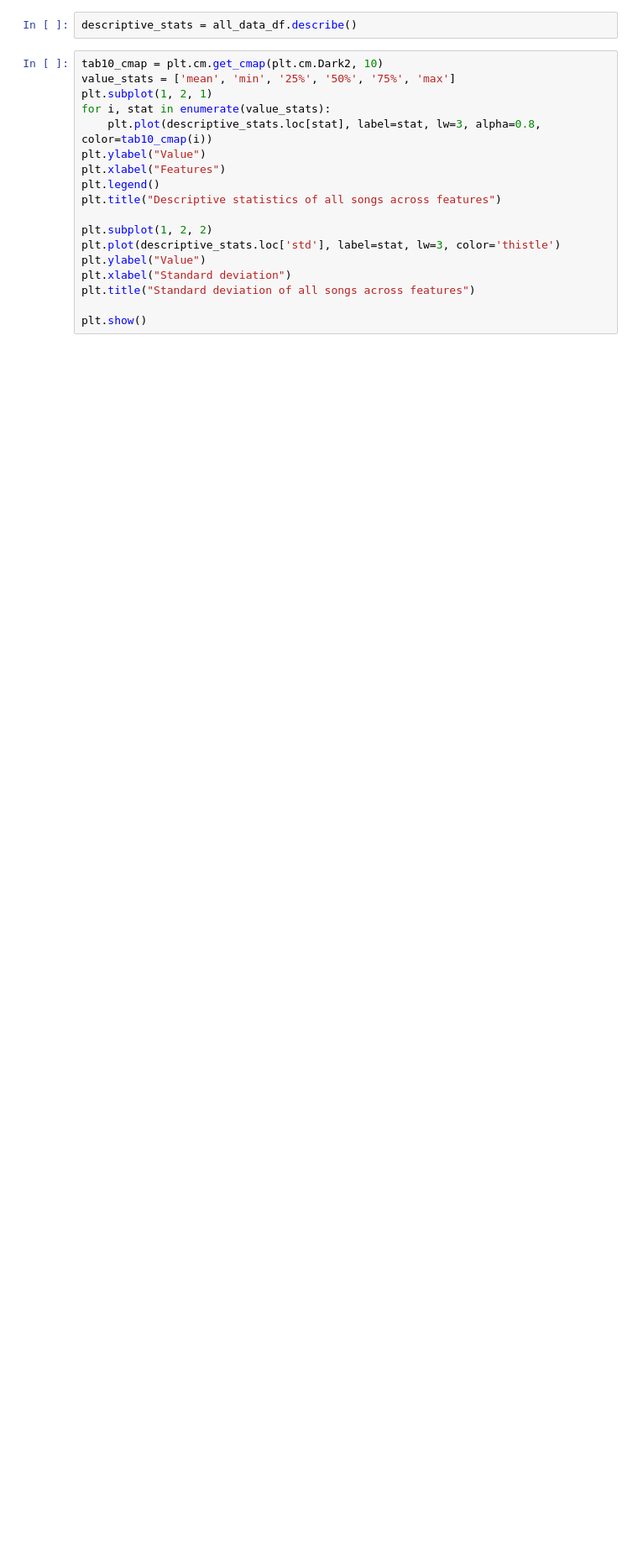
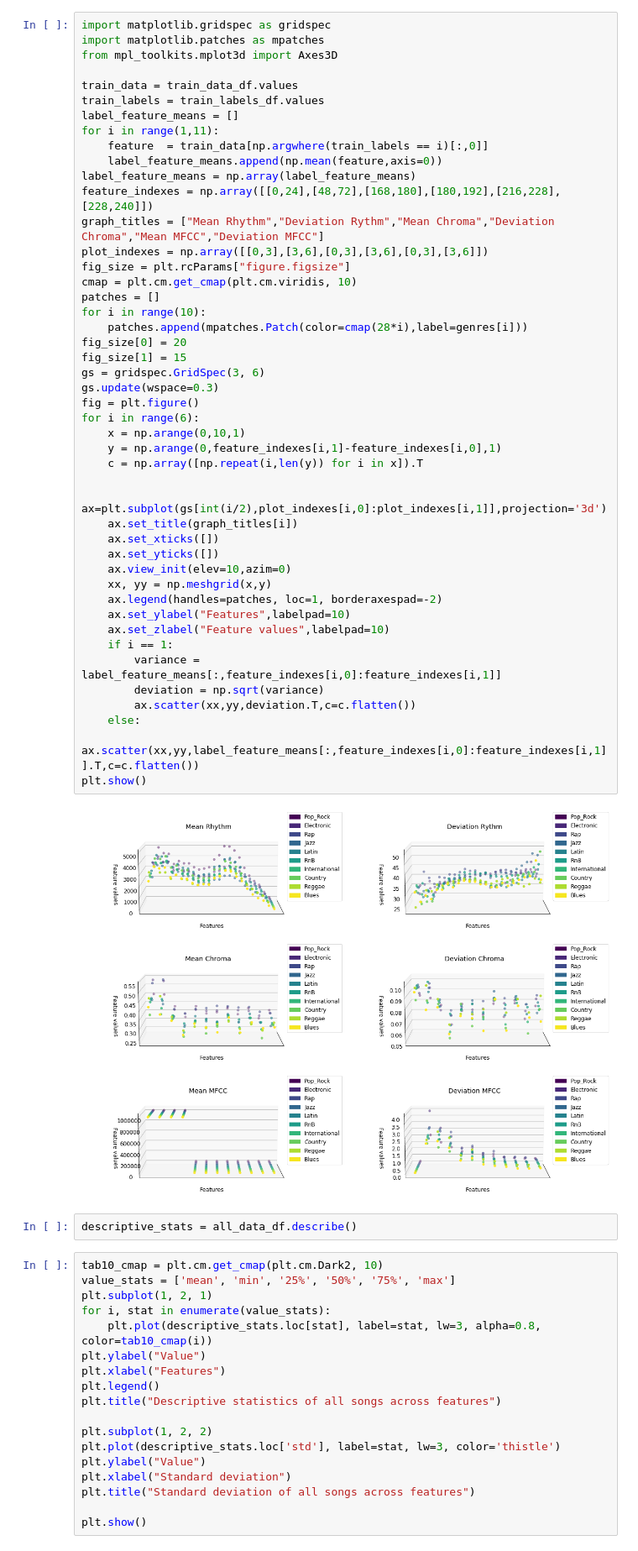
Before and after one commit to christabella/music-genre-classification, a Jupyter notebook: Report.ipynb, the cells around one changed output. Shown at 84% size. Drawn from its saved outputs; the diff is of its cells as text; blank space fills up the shorter version.

```diff
--- a/Title.ipynb
+++ b/Report.ipynb
@@ -40,3 +75,51 @@ plt.show()
+# %%
+import matplotlib.gridspec as gridspec
+import matplotlib.patches as mpatches
+from mpl_toolkits.mplot3d import Axes3D
+
+train_data = train_data_df.values
+train_labels = train_labels_df.values
+label_feature_means = []
+for i in range(1,11):
+    feature  = train_data[np.argwhere(train_labels == i)[:,0]]
+    label_feature_means.append(np.mean(feature,axis=0))
+label_feature_means = np.array(label_feature_means)
+feature_indexes = np.array([[0,24],[48,72],[168,180],[180,192],[216,228],[228,240]])
+graph_titles = ["Mean Rhythm","Deviation Rythm","Mean Chroma","Deviation Chroma","Mean MFCC","Deviation MFCC"]
+plot_indexes = np.array([[0,3],[3,6],[0,3],[3,6],[0,3],[3,6]])
+fig_size = plt.rcParams["figure.figsize"]
+cmap = plt.cm.get_cmap(plt.cm.viridis, 10)
+patches = []
+for i in range(10):
+    patches.append(mpatches.Patch(color=cmap(28*i),label=genres[i]))
+fig_size[0] = 20
+fig_size[1] = 15
+gs = gridspec.GridSpec(3, 6)
+gs.update(wspace=0.3)
+fig = plt.figure()
+for i in range(6):
+    x = np.arange(0,10,1)
+    y = np.arange(0,feature_indexes[i,1]-feature_indexes[i,0],1)
+    c = np.array([np.repeat(i,len(y)) for i in x]).T
+
+    ax=plt.subplot(gs[int(i/2),plot_indexes[i,0]:plot_indexes[i,1]],projection='3d')
+    ax.set_title(graph_titles[i])
+    ax.set_xticks([])
+    ax.set_yticks([])
+    ax.view_init(elev=10,azim=0)
+    xx, yy = np.meshgrid(x,y)
+    ax.legend(handles=patches, loc=1, borderaxespad=-2)
+    ax.set_ylabel("Features",labelpad=10)
+    ax.set_zlabel("Feature values",labelpad=10)
+    if i == 1:
+        variance = label_feature_means[:,feature_indexes[i,0]:feature_indexes[i,1]]
+        deviation = np.sqrt(variance)
+        ax.scatter(xx,yy,deviation.T,c=c.flatten())
+    else:
+        ax.scatter(xx,yy,label_feature_means[:,feature_indexes[i,0]:feature_indexes[i,1]].T,c=c.flatten())
+plt.show()
+# %% [output]
+[figure, added]
 # %%
 descriptive_stats = all_data_df.describe()
 # %%
```
Also changed, not shown: parts of 32 cells of this notebook.
